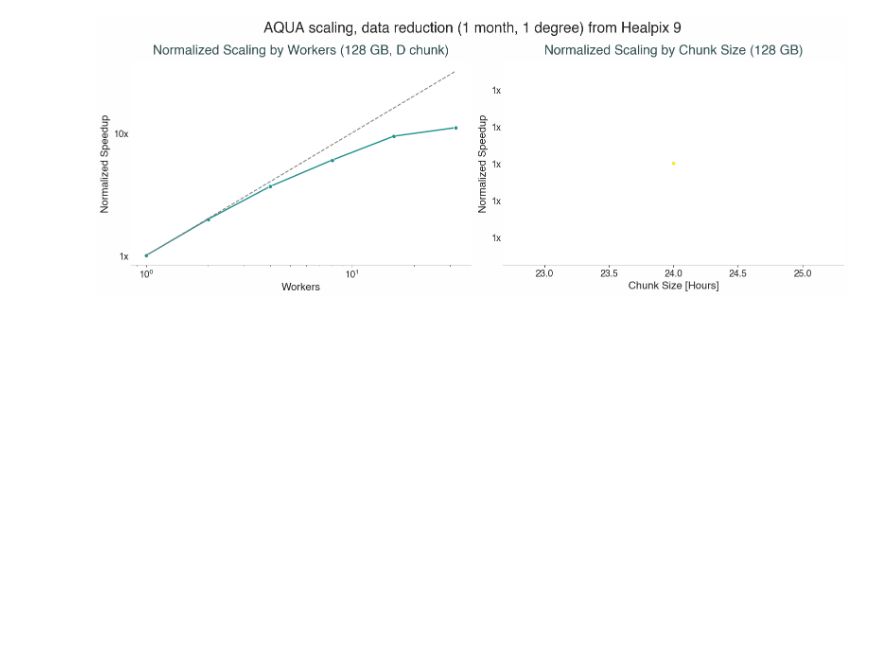
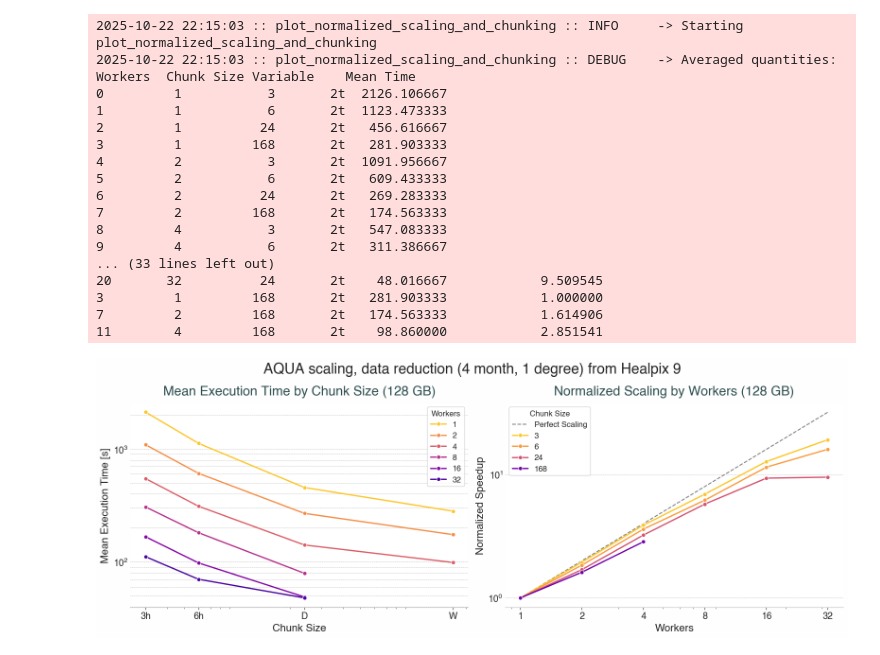
Before and after one commit to koldunovn/high_res_data_access, a Jupyter notebook: aqua-scripts/simple_reader/plots_4months.ipynb, the cells around one changed output. Cells and saved outputs as stored; diff of their text form; code cells hidden in the pictures; blank space fills up the shorter version.

Commit message:
definitive plot setup

```diff
--- a/aqua-scripts/simple_reader/plots_4months.ipynb
+++ b/aqua-scripts/simple_reader/plots_4months.ipynb
@@ -16,4 +23,4 @@ from aqua.graphics import ConfigStyle
 # %%
-results = load_all_benchmarks('array_4months/results_*128GB_Dchunk*.txt')
+results = load_all_benchmarks('array_4months/results_*128GB*.txt')
 results
 # %% [output]
@@ -37,0 +41,2 @@ Found 6 benchmark files matching pattern 'array_4months/results_*128GB_Dchunk*.t
+# %%
+results = results[results['Workers'] != 64]
@@ -61,3 +90 @@ baseline = results_chunk.groupby(['Workers', 'Chunk Size', 'Variable'])['Total T
-# %%
-baseline_time = baseline.sort_values('Workers').iloc[0]['Mean Time']
 # %%
@@ -150,5 +239,22 @@ def plot_normalized_scaling_and_chunking(df_scaling, df_chunking, which_time='To
 # %%
-plot_normalized_scaling_and_chunking(results, results_chunk, log_scale=True,
-                                     title='AQUA scaling, data reduction (1 month, 1 degree) from Healpix 9')
+plot_normalized_scaling_and_chunking(results_chunk, log_scale=True, loglevel='DEBUG',
+                                     title='AQUA scaling, data reduction (4 month, 1 degree) from Healpix 9')
 # %% [output]
+2025-10-22 22:15:03 :: plot_normalized_scaling_and_chunking :: INFO     -> Starting plot_normalized_scaling_and_chunking
+2025-10-22 22:15:03 :: plot_normalized_scaling_and_chunking :: DEBUG    -> Averaged quantities:     Workers  Chunk Size Variable    Mean Time
+0         1           3       2t  2126.106667
+1         1           6       2t  1123.473333
+2         1          24       2t   456.616667
+3         1         168       2t   281.903333
+4         2           3       2t  1091.956667
+5         2           6       2t   609.433333
+6         2          24       2t   269.283333
+7         2         168       2t   174.563333
+8         4           3       2t   547.083333
+9         4           6       2t   311.386667
+... (33 lines left out)
+20       32          24       2t    48.016667            9.509545
+3         1         168       2t   281.903333            1.000000
+7         2         168       2t   174.563333            1.614906
+11        4         168       2t    98.860000            2.851541
-[figure, old version]
+[figure, new version]
```
Also changed, not shown: parts of 8 cells of this notebook.
